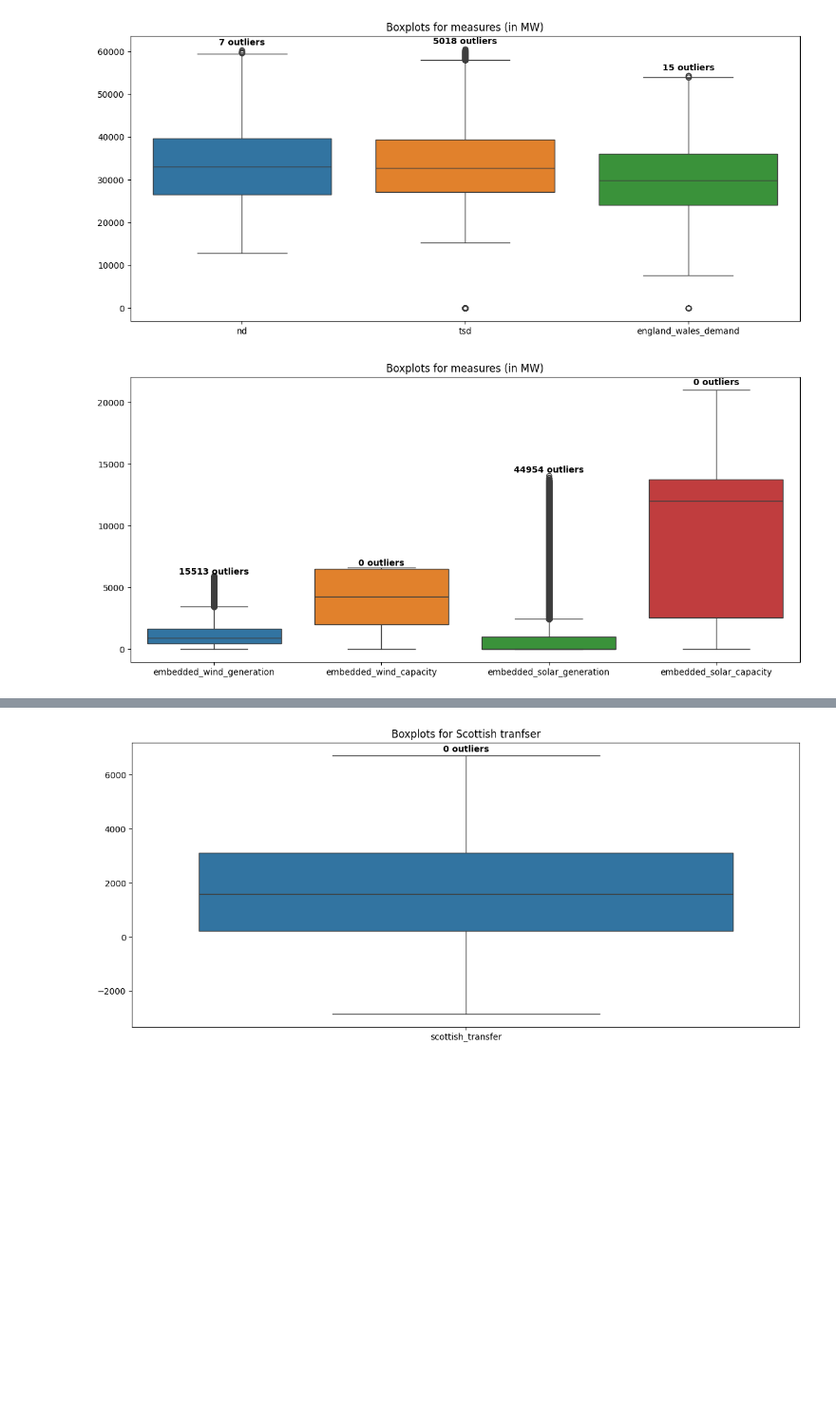
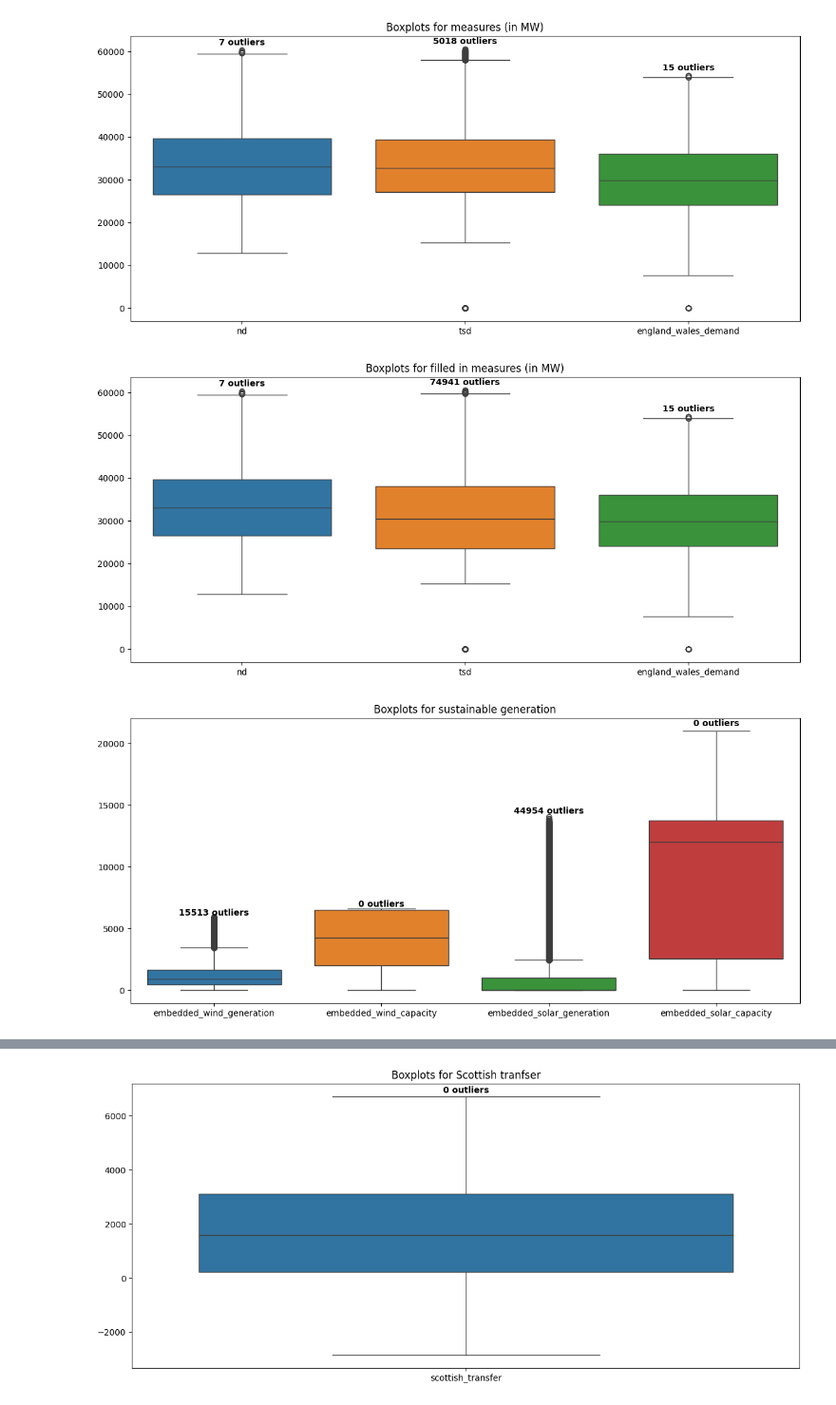
Before and after one commit to TiebeG/CloudAI-Project, a Jupyter notebook: Exploring/EDA Historic Demand data.ipynb, the cells around one changed output, grey strips where cells are left out. Shown: that part at 95% size. Drawn from its saved outputs; the diff is of its cells as text; code cells hidden in the pictures; blank space fills up the shorter version.

Commit message:
EDAgraphs Historic demand

```diff
--- a/Exploring/EDA Historic Demand data.ipynb
+++ b/Exploring/EDA Historic Demand data.ipynb
@@ -40,3 +40,11 @@ Data columns (total 22 columns):
  21  greenlink_flow             118462 non-null  float64
 dtypes: float64(15), int64(6), object(1)
 memory usage: 72.8+ MB
+# %%
+# Create a copy of the original dataframe
+filled_demand_df = demand_df.copy()
+
+# Fill all NaN values with 0
+filled_demand_df = filled_demand_df.fillna(0)
+display(filled_demand_df)
+filled_demand_df.info()
@@ -246,6 +283,36 @@ for i, col in enumerate(cols):
 plt.show()
 # %% [output]
 [figure]
+# %%
+# Select the columns you plotted
+cols = ['nd', 'tsd', 'england_wales_demand']
+df = filled_demand_df[cols]
+
+# Calculate Q1, Q3, IQR and count outliers the same way Seaborn does
+outlier_counts_boxplot = {}
+for col in cols:
+    Q1 = df[col].quantile(0.25)
+    Q3 = df[col].quantile(0.75)
+    IQR = Q3 - Q1
+    lower = Q1 - 1.5 * IQR
+    upper = Q3 + 1.5 * IQR
+    count = df[(df[col] < lower) | (df[col] > upper)][col].count()
+    outlier_counts_boxplot[col] = count
+
+# Plot the boxplot
+plt.figure(figsize=(14, 6))
+ax = sns.boxplot(data=df)
+plt.title('Boxplots for filled in measures (in MW)')
+
+# Add outlier counts above each box dynamically
+for i, col in enumerate(cols):
+    y_max = df[col].max()
+    ax.text(i, y_max * 1.02, f"{outlier_counts_boxplot[col]} outliers",
+            ha='center', color='black', fontsize=10, fontweight='bold')
+
+plt.show()
+# %% [output]
+[figure, added]
 # %%
 # Select the columns you plotted
 cols = ['embedded_wind_generation', 'embedded_wind_capacity', 'embedded_solar_generation','embedded_solar_capacity']
@@ -275,4 +342,4 @@ for i, col in enumerate(cols):
 
 plt.show()
 # %% [output]
-[figure, old version]
+[figure, new version]
```
Also changed, not shown: parts of 6 cells of this notebook, 1 other file.
